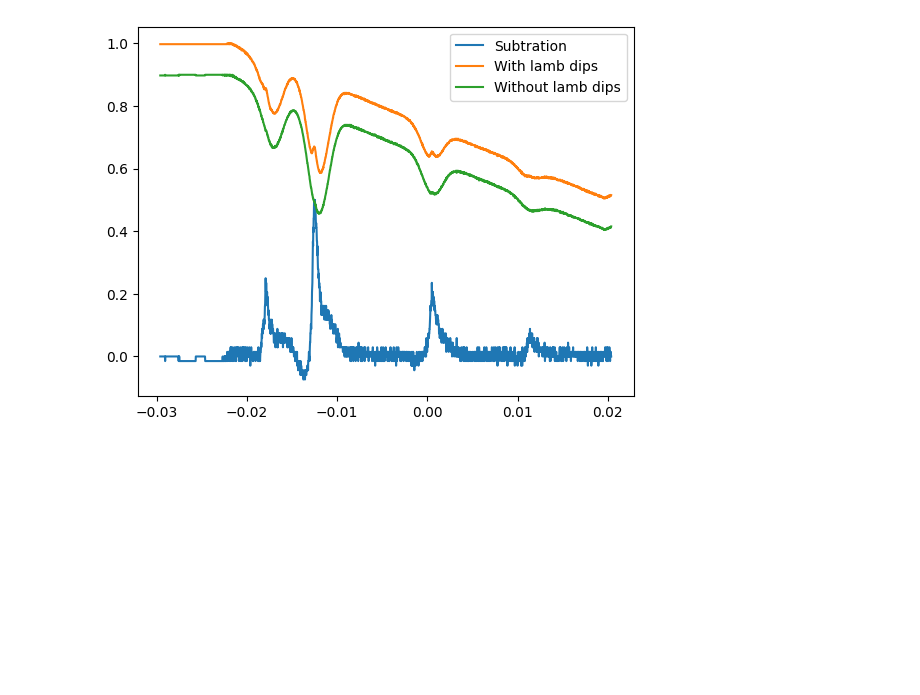
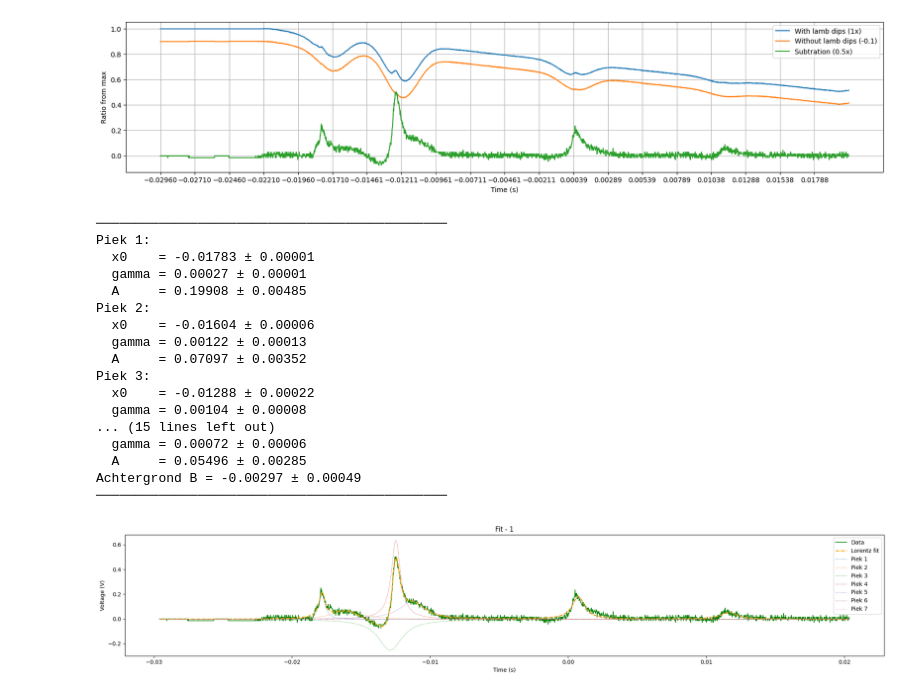
Before and after one commit to TimWiemer/Rubium_Spectroscopy_group_11, a Jupyter notebook: Full_spectrum_analysis_20206_06_17.ipynb, the cells around one changed output. Drawn from its saved outputs; the diff is of its cells as text; code cells hidden in the pictures; blank space fills up the shorter version.

```diff
--- a/Full_spectrum_analysis_20206_06_17.ipynb
+++ b/Full_spectrum_analysis_20206_06_17.ipynb
@@ -203,29 +203,70 @@ def gemiddelde_grafiek(x_lijst, y_lijst):
 # %%
 pad = r"/Users/timwiemer/Desktop/Natuur  en Sterrenkunde/Jaar 1/Rubium_Spectroscopy_group_11/Data/Full_spectrum_avg_4_2026_06_17"
 x_full_fg, y_full_fg = load_file(1,pad)
 x_full_bg, y_full_bg = load_file(0,pad)
 x_sub, y_sub = subtract(x_full_fg,y_full_fg, x_full_bg, y_full_bg)
 
 
 max_y_fg = max(y_full_fg)
 max_y_bg = max(y_full_bg)
 max_y_sub = max(y_sub)
 
 y_array_fg = np.array(y_full_fg)
 y_array_bg = np.array(y_full_bg)
 y_array_sub = np.array(y_sub)
 
 y_fg_ratios = y_array_fg/max_y_fg
 y_bg_ratios = (y_array_bg/max_y_bg) - 0.1
 y_sub_ratios = (y_array_sub/max_y_sub) *0.5
 
+x_tikka = []
+x_minna = min(x_sub)
+x_maxxa = max(x_sub)
+for i in np.arange(x_minna,x_maxxa,(x_maxxa-x_minna)/20):
+    x_tikka.append(i)
 
-plt.plot(x_sub, y_sub_ratios, label = "Subtration")
-plt.plot(x_full_fg, y_fg_ratios, label = "With lamb dips")
-plt.plot(x_full_bg, y_bg_ratios, label = "Without lamb dips")
+plt.figure(figsize= (20,4))
+plt.plot(x_full_fg, y_fg_ratios, label = "With lamb dips (1x)")
+plt.plot(x_full_bg, y_bg_ratios, label = "Without lamb dips (-0.1)")
+plt.plot(x_sub, y_sub_ratios, label = "Subtration (0.5x)")
+plt.xticks(x_tikka)
+plt.grid()
 plt.legend()
 plt.ylabel("Ratio from max")
 plt.xlabel ("Time (s)")
 plt.show()
 # %% [output]
-[figure, old version]
+[figure, new version]
+# %%
+
+
+x0_1_list_sub  = [-0.0180, -0.017, -0.0140, -0.0130, -0.010, 0.00039, 0.0110]
+A_1_list_sub   = [0.3, 0.1, -0.01, 0.5, 0.1, 0.2, 0.1]
+
+popt_1_sub, perr_1_sub = lorentz_fit(
+    x_sub, y_sub_ratios,
+    x0_list     = x0_1_list_sub,
+    A_list      = A_1_list_sub,
+    gamma_guess = 0.0001,
+    B_guess     = 0.001,
+    title       = 'Fit - 1'
+)
+# %% [output]
+─────────────────────────────────────────────
+Piek 1:
+  x0    = -0.01783 ± 0.00001
+  gamma = 0.00027 ± 0.00001
+  A     = 0.19908 ± 0.00485
+Piek 2:
+  x0    = -0.01604 ± 0.00006
+  gamma = 0.00122 ± 0.00013
+  A     = 0.07097 ± 0.00352
+Piek 3:
+  x0    = -0.01288 ± 0.00022
+  gamma = 0.00104 ± 0.00008
+... (15 lines left out)
+  gamma = 0.00072 ± 0.00006
+  A     = 0.05496 ± 0.00285
+Achtergrond B = -0.00297 ± 0.00049
+─────────────────────────────────────────────
+[figure, added]
```
Also changed, not shown: parts of 1 cell of this notebook, 4 other files.
